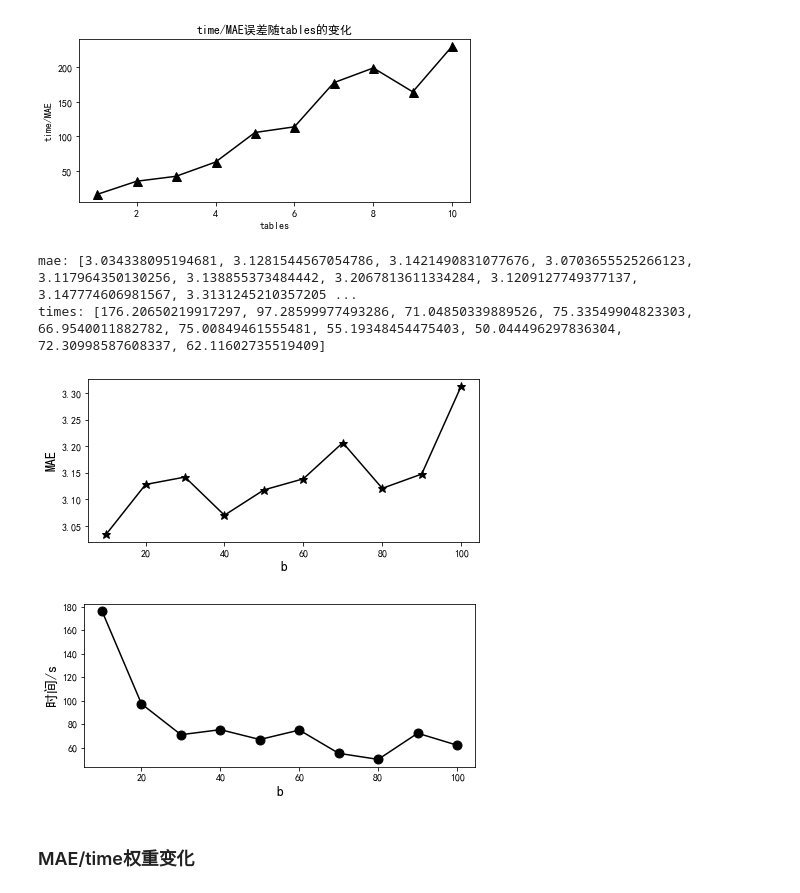
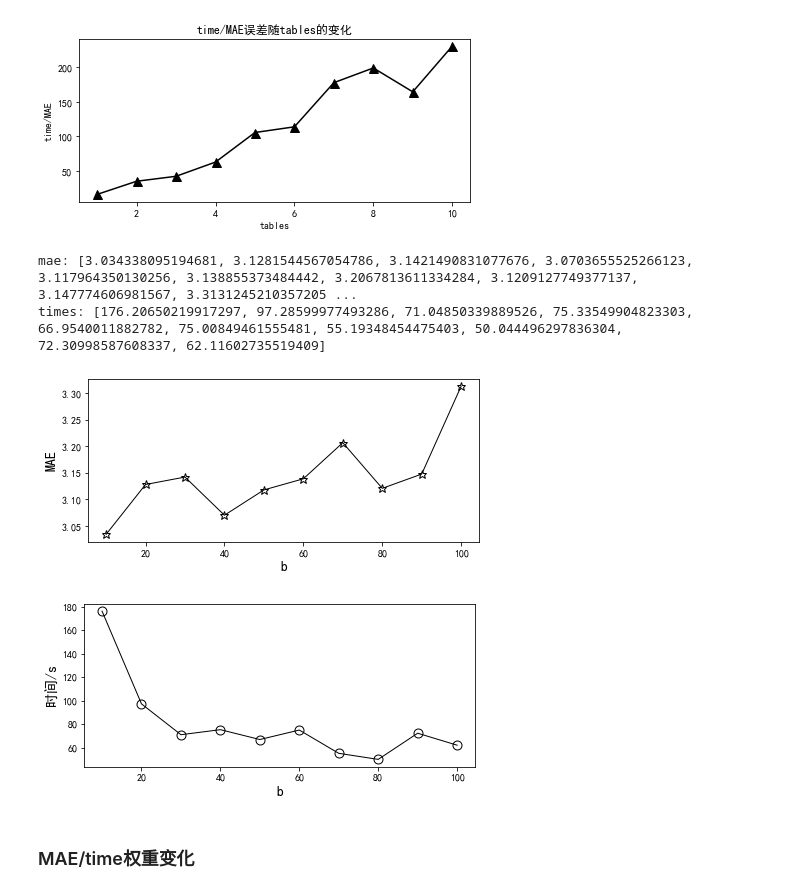
Before and after one commit to blank-knight/-, a Jupyter notebook: GIS_LSH_VE_CF/picture_trans.ipynb, the cells around one changed output. Cells and saved outputs as stored; diff of their text form; code cells hidden in the pictures.

```diff
--- a/GIS_LSH_VE_CF/picture_trans.ipynb
+++ b/GIS_LSH_VE_CF/picture_trans.ipynb
@@ -126,33 +126,33 @@ times = [176.20650219917297, 97.28599977493286, 71.04850339889526, 75.3354990482
 # %%
 
 
 print("mae:",mae)
 print("times:",times)
 # data.to_csv("../GIS_LSH_VE_CF/data/predict_data.csv")
 style = ["*","o","^","s","X","<",">","p","h","1","2"]
 plt.figure(1 , figsize = (7 , 3) )
 
 # plt.subplot(121)
-plt.plot(nbits_lis,mae,color = 'k',marker=style[0],markersize=9)
+plt.plot(nbits_lis,mae,color = 'k',marker=style[0],linewidth=1,markersize=9,markerfacecolor='none')
 plt.xlabel("b", fontsize=14)
 plt.ylabel("MAE", fontsize=14)
 fig=plt.gcf()
 fig.savefig('../GIS_LSH_VE_CF/bw_picture/LSH_nbits_time_MAE1.jpg', bbox_inches='tight', pad_inches=0,dpi=500)
 #plt.title("LSH误差随buckets的变化")
 # plt.subplot(122)
 plt.figure(2 , figsize = (7 , 3) )
-plt.plot(nbits_lis,times,color = 'k',marker=style[1],markersize=9)
+plt.plot(nbits_lis,times,color = 'k',marker=style[1],linewidth=1,markersize=9,markerfacecolor='none')
 plt.xlabel("b",fontsize=14)
 plt.ylabel("时间/s",fontsize=14)
 #plt.title("LSH时间随buckets的变化")
 fig=plt.gcf()
 fig.savefig('../GIS_LSH_VE_CF/bw_picture/LSH_nbits_time_MAE2.jpg', bbox_inches='tight', pad_inches=0,dpi=500)
 plt.show()
 # %% [output]
 mae: [3.034338095194681, 3.1281544567054786, 3.1421490831077676, 3.0703655525266123, 3.117964350130256, 3.138855373484442, 3.2067813611334284, 3.1209127749377137, 3.147774606981567, 3.3131245210357205 ...
 times: [176.20650219917297, 97.28599977493286, 71.04850339889526, 75.33549904823303, 66.9540011882782, 75.00849461555481, 55.19348454475403, 50.044496297836304, 72.30998587608337, 62.11602735519409]
-[figure, old version]
+[figure, new version]
-[figure, old version]
+[figure, new version]
 # %% [markdown]
 ### MAE/time权重变化
 # %%
```
Also changed, not shown: parts of 2 cells of this notebook, 15 other files.
